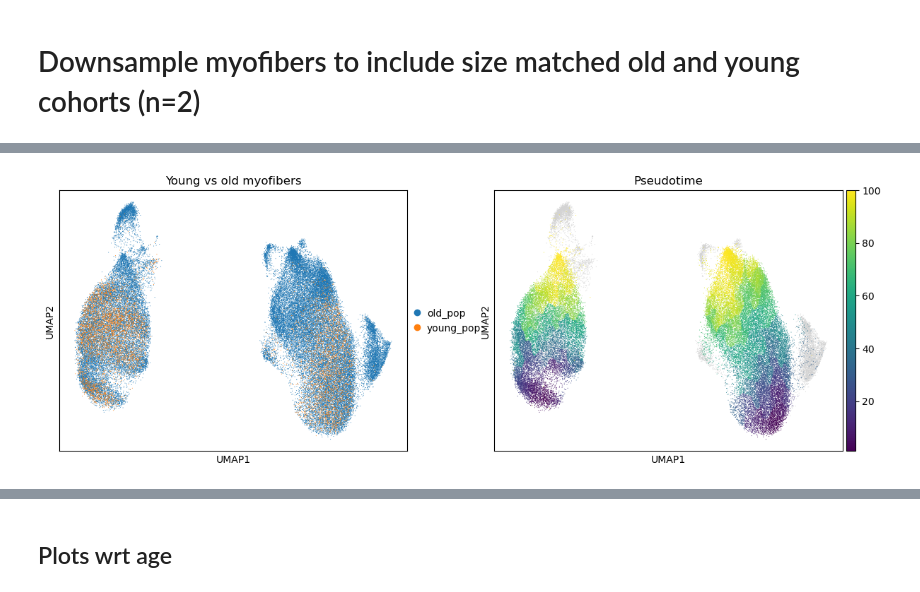
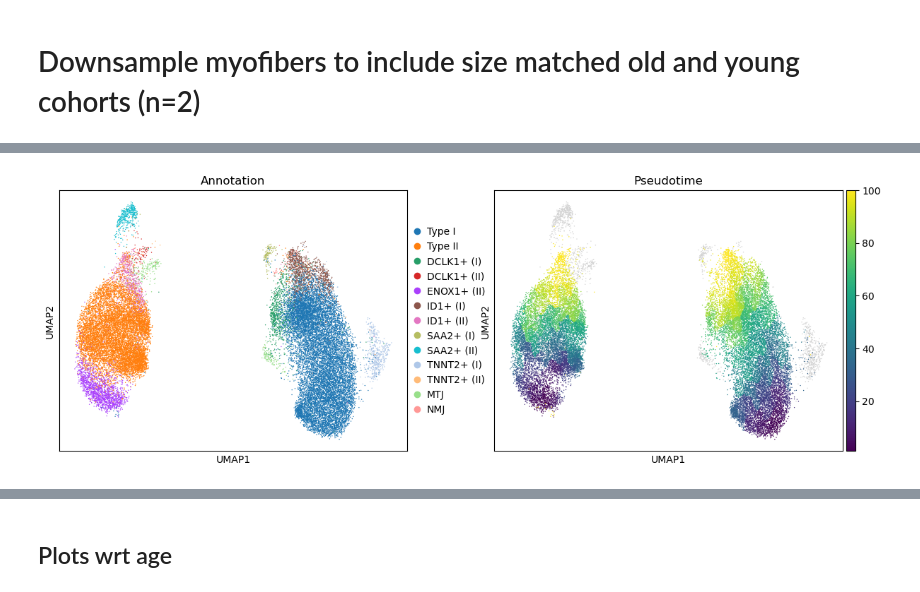
Before and after one commit to sachha-naksha/SKM_multimodal_analysis, a Jupyter notebook: py_scripts/gsea_analysis.ipynb, the cells around one changed output, grey strips where cells are left out. Cells and saved outputs as stored; diff of their text form; code cells hidden in the pictures.

```diff
--- a/py_scripts/gsea_analysis.ipynb
+++ b/py_scripts/gsea_analysis.ipynb
@@ -175,5 +150,5 @@ plot_pathway_dotplot_by_age(
 adata_female_downsampled = adata_female[adata_female.obs['sample'].isin(['P26', 'YM2', 'OM6', 'OM9'])].copy()
 adata_male_downsampled = adata_male[adata_male.obs['sample'].isin(['P13', 'P5', 'OM5', 'OM7'])].copy()
 # %%
-sc.pl.umap(adata_female_downsampled, color=['age_pop','Pseudotime'], title='Young vs old myofibers')
+sc.pl.umap(adata_male_downsampled, color=['Annotation','Pseudotime'])
 # %% [output]
@@ -181 +155 @@ WARNING: The title list is shorter than the number of panels. Using 'color' valu
-[figure, old version]
+[figure, new version]
```
Also changed, not shown: parts of 18 cells of this notebook, 1 other file.
